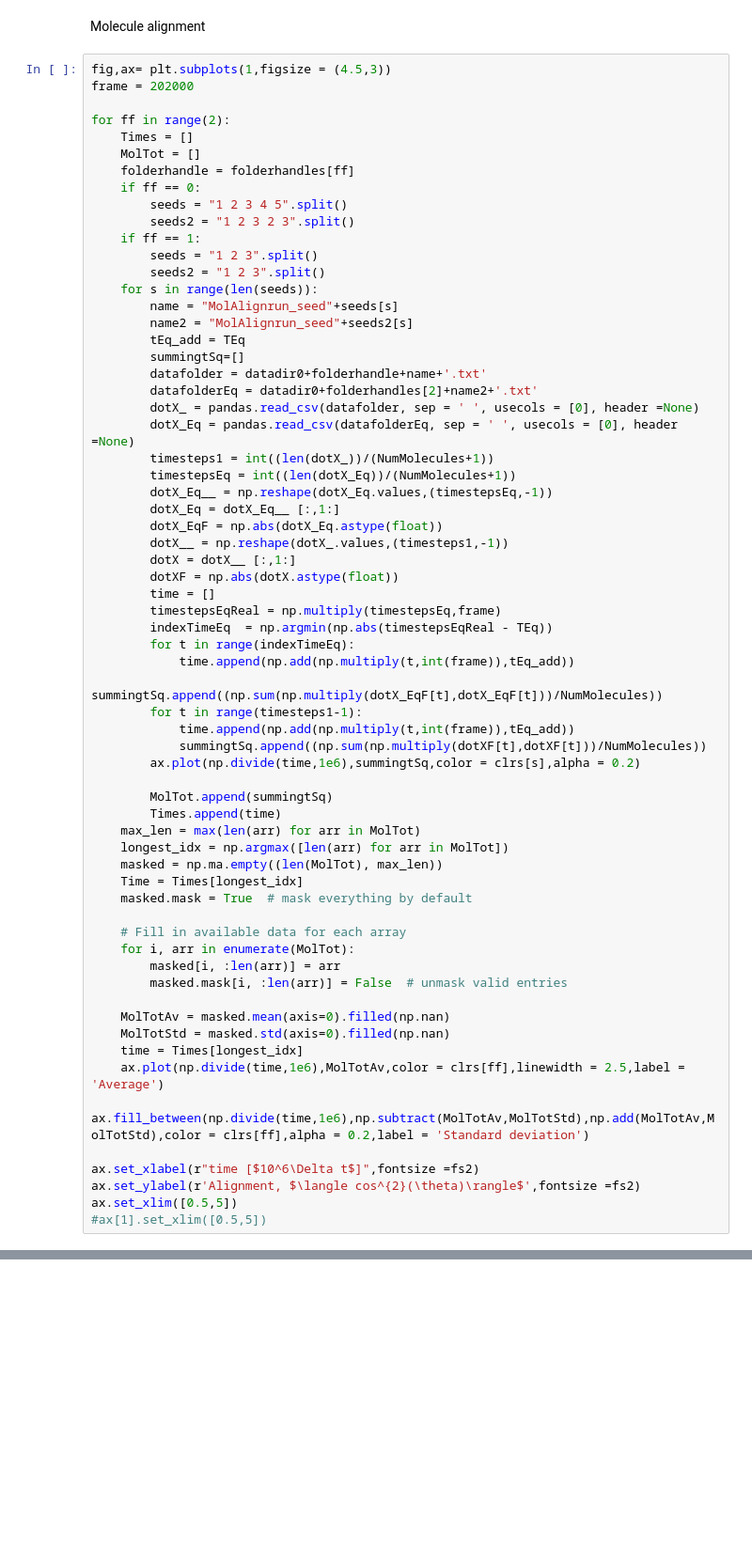
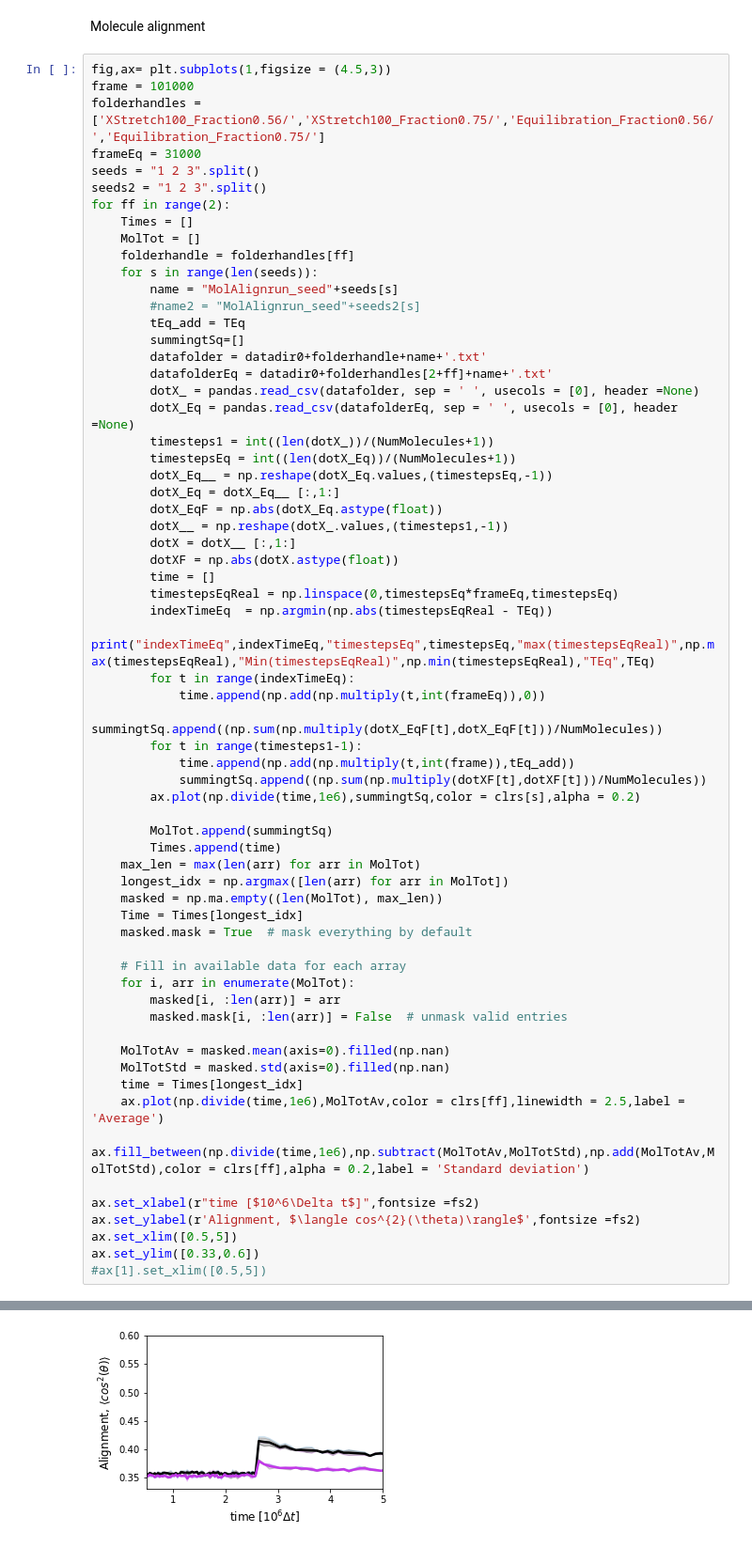
Before and after one commit to Billie1717/CollagenMemory, a Jupyter notebook: Figures/Fig7sMutants/Mechanics7S.ipynb, the cells around one changed output, grey strips where cells are left out. Shown at 94% size. Drawn from its saved outputs; the diff is of its cells as text; blank space fills up the shorter version.

```diff
--- a/Figures/Fig7sMutants/Mechanics7S.ipynb
+++ b/Figures/Fig7sMutants/Mechanics7S.ipynb
@@ -130,25 +130,22 @@ ff 1 len(StressAv) 93490 len(Time) 50990 Time[-1] 12934868
 Molecule alignment
 # %%
 fig,ax= plt.subplots(1,figsize = (4.5,3))
-frame = 202000
-
+frame = 101000
+folderhandles = ['XStretch100_Fraction0.56/','XStretch100_Fraction0.75/','Equilibration_Fraction0.56/','Equilibration_Fraction0.75/']
+frameEq = 31000
+seeds = "1 2 3".split()
+seeds2 = "1 2 3".split()
 for ff in range(2):
     Times = []
     MolTot = []
     folderhandle = folderhandles[ff]
-    if ff == 0:
-        seeds = "1 2 3 4 5".split()
-        seeds2 = "1 2 3 2 3".split()
-    if ff == 1:
-        seeds = "1 2 3".split()
-        seeds2 = "1 2 3".split()
     for s in range(len(seeds)):
         name = "MolAlignrun_seed"+seeds[s]
-        name2 = "MolAlignrun_seed"+seeds2[s]
+        #name2 = "MolAlignrun_seed"+seeds2[s]
         tEq_add = TEq
         summingtSq=[]
         datafolder = datadir0+folderhandle+name+'.txt'
-        datafolderEq = datadir0+folderhandles[2]+name2+'.txt'
+        datafolderEq = datadir0+folderhandles[2+ff]+name+'.txt'
         dotX_ = pandas.read_csv(datafolder, sep = ' ', usecols = [0], header =None)
         dotX_Eq = pandas.read_csv(datafolderEq, sep = ' ', usecols = [0], header =None)
         timesteps1 = int((len(dotX_))/(NumMolecules+1))
@@ -160,10 +157,11 @@ for ff in range(2):
         dotX = dotX__ [:,1:]
         dotXF = np.abs(dotX.astype(float))
         time = []
-        timestepsEqReal = np.multiply(timestepsEq,frame)
+        timestepsEqReal = np.linspace(0,timestepsEq*frameEq,timestepsEq)
         indexTimeEq  = np.argmin(np.abs(timestepsEqReal - TEq))
+        print("indexTimeEq",indexTimeEq,"timestepsEq",timestepsEq,"max(timestepsEqReal)",np.max(timestepsEqReal),"Min(timestepsEqReal)",np.min(timestepsEqReal),"TEq",TEq)
         for t in range(indexTimeEq):
-            time.append(np.add(np.multiply(t,int(frame)),tEq_add))
+            time.append(np.add(np.multiply(t,int(frameEq)),0))
             summingtSq.append((np.sum(np.multiply(dotX_EqF[t],dotX_EqF[t]))/NumMolecules))
         for t in range(timesteps1-1):
             time.append(np.add(np.multiply(t,int(frame)),tEq_add))
@@ -192,4 +190,6 @@ for ff in range(2):
 ax.set_xlabel(r"time [$10^6\Delta t$]",fontsize =fs2)
 ax.set_ylabel(r'Alignment, $\langle cos^{2}(\theta)\rangle$',fontsize =fs2)
 ax.set_xlim([0.5,5])
+ax.set_ylim([0.33,0.6])
 #ax[1].set_xlim([0.5,5])
+# %% [output]
@@ -195,0 +203 @@ ax.set_xlim([0.5,5])
+[figure, added]
```
Also changed, not shown: parts of 2 cells of this notebook, 21 other files.
